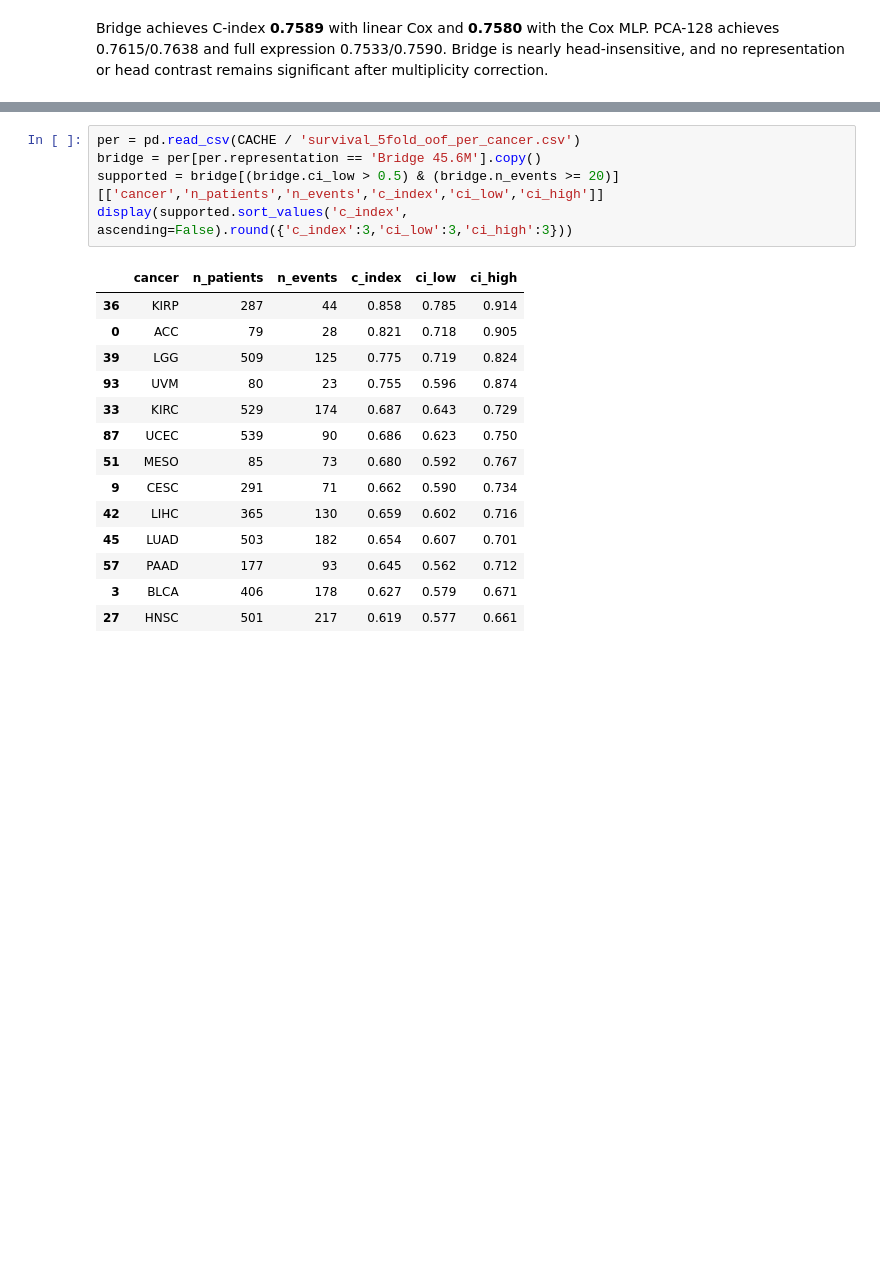
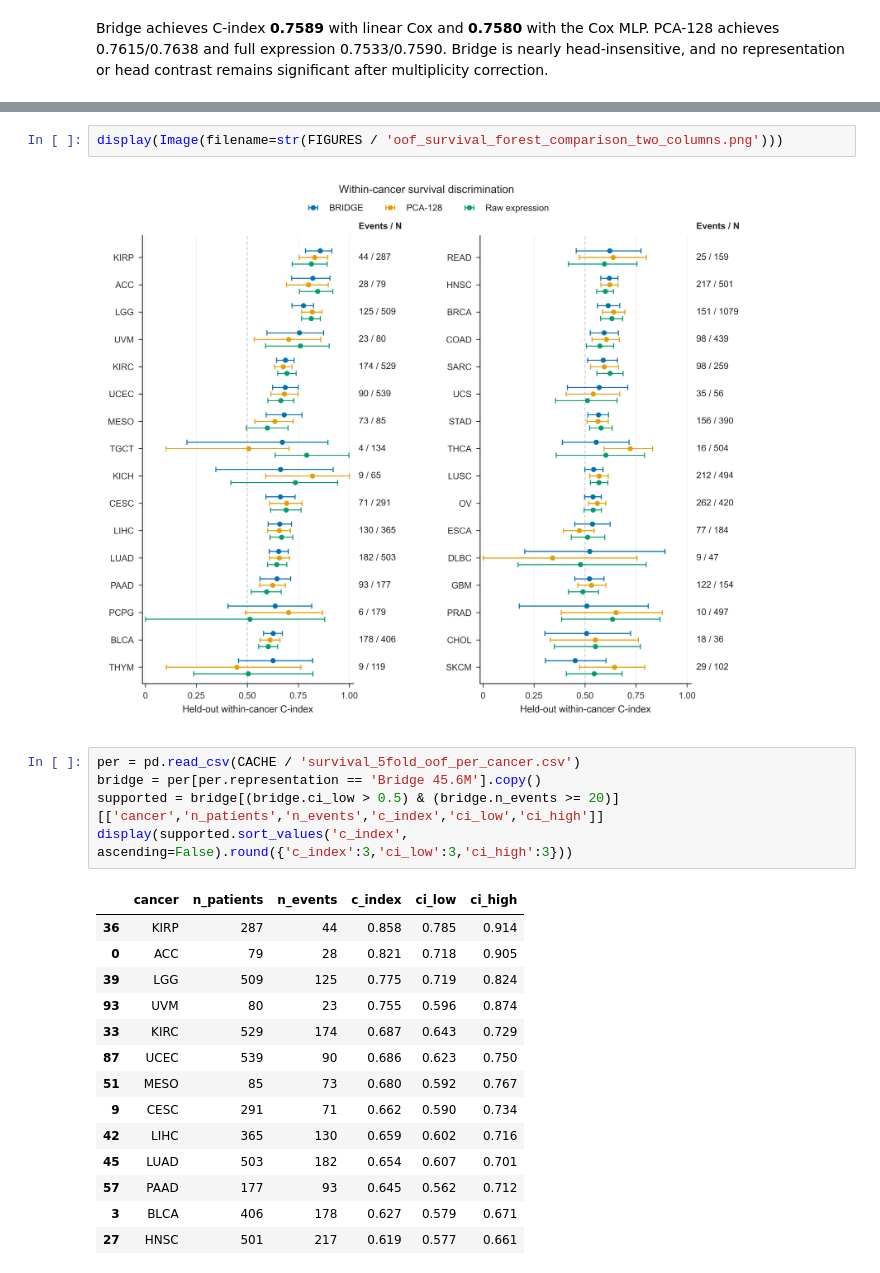
Before and after one commit to alwalt/bridge-rna, a Jupyter notebook: benchmarks/cancer_survival/cancer_survival.ipynb, the cells around one changed output, grey strips where cells are left out. Cells and saved outputs as stored; diff of their text form; blank space fills up the shorter version.

```diff
--- a/benchmarks/cancer_survival/cancer_survival.ipynb
+++ b/benchmarks/cancer_survival/cancer_survival.ipynb
@@ -52,3 +62,7 @@ display(Image(filename=str(FIGURES / 'oof_survival_forest.png')))
+# %%
+display(Image(filename=str(FIGURES / 'oof_survival_forest_comparison_two_columns.png')))
+# %% [output]
+[figure, added]
 # %%
 per = pd.read_csv(CACHE / 'survival_5fold_oof_per_cancer.csv')
 bridge = per[per.representation == 'Bridge 45.6M'].copy()
```
Also changed, not shown: parts of 5 cells of this notebook, 51 other files.
